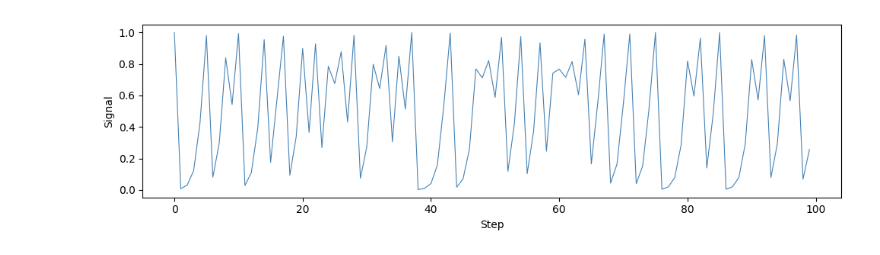
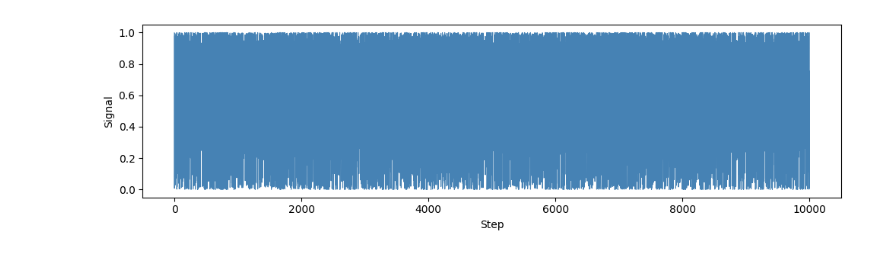
Before and after one commit to erbilcanartun/network-reconstruction, a Jupyter notebook: notebooks/reservoirpy_grid_search.ipynb, the cells around one changed output. Cells and saved outputs as stored; diff of their text form; code cells hidden in the pictures.

```diff
--- a/notebooks/reservoirpy_grid_search.ipynb
+++ b/notebooks/reservoirpy_grid_search.ipynb
@@ -12,16 +17,17 @@ reservoirpy.set_seed(42)
 # %%
+# ==========================================================
 # LOAD DATA
-# data should be a 1D numpy array
+# ==========================================================
 dataset = np.loadtxt('../data/chaotic_data/logistic_map.csv', delimiter=',')
-dataset = dataset[: ,]
+dataset = dataset[:, ]
 
 # Visualize the chaotic time series
 fig, ax = plt.subplots(figsize=(10, 3))
-ax.plot(dataset[:100], color='steelblue', linewidth=0.8)
+ax.plot(dataset[:], color='steelblue', linewidth=0.8)
 ax.set_xlabel('Step')
 ax.set_ylabel('Signal')
 plt.tight_layout()
 plt.show()
 # %% [output]
-[figure, old version]
+[figure, new version]
 # %%
```
Also changed, not shown: parts of 2 cells of this notebook, 4 other files.
